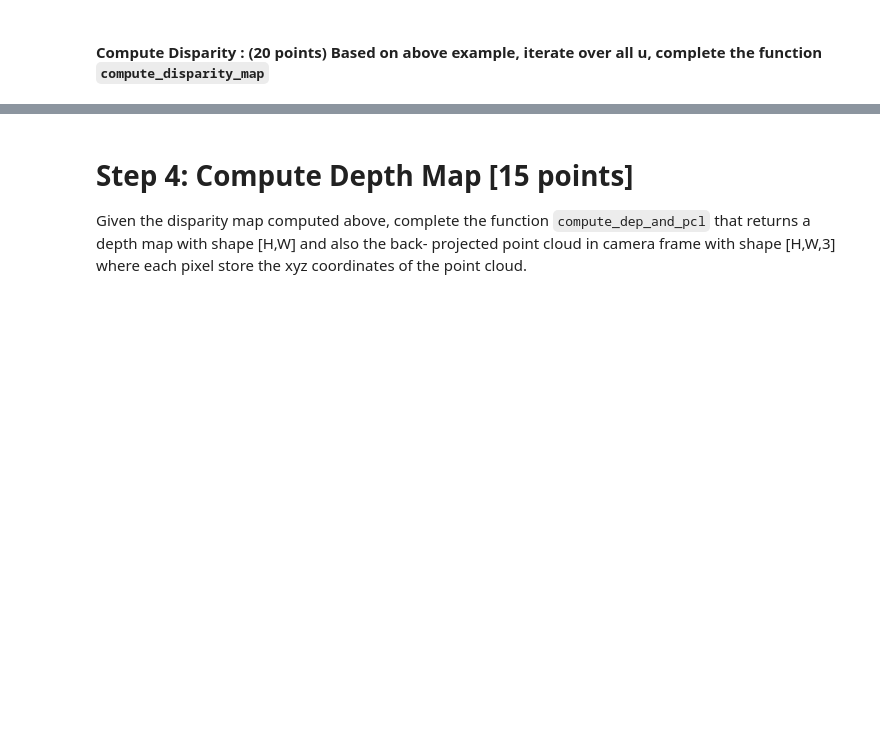
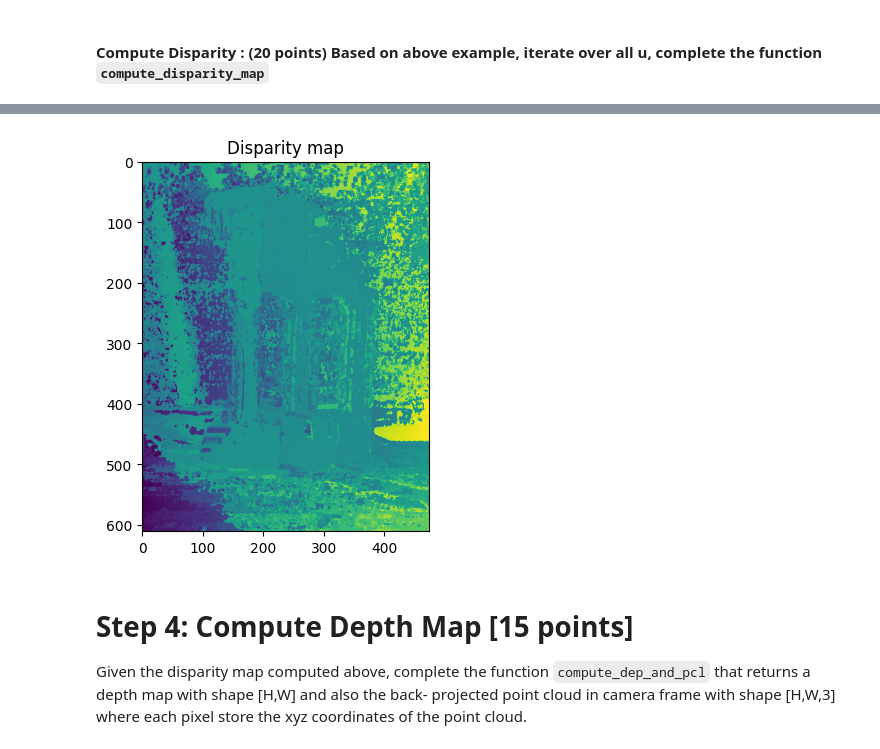
Before and after one commit to Loldude0/depth-estimation, a Jupyter notebook: CMSC426_Project4.ipynb, the cells around one changed output, grey strips where cells are left out. Saved outputs shown, nothing was run; the diff lists cells and outputs as text; code cells hidden in the pictures; blank space fills up the shorter version.

Commit message:
disp

```diff
--- a/CMSC426_Project4.ipynb
+++ b/CMSC426_Project4.ipynb
@@ -289,3 +335,9 @@ plt.show()
+# %%
+plt.imshow(cv2.rotate(disp_map, cv2.ROTATE_90_COUNTERCLOCKWISE))
+plt.title("Disparity map")
+plt.show()
+# %% [output]
+[figure, added]
 # %% [markdown]
 # **Step 4: Compute Depth Map** [15 points]
 
```
Also changed, not shown: parts of 7 cells of this notebook, 1 other file.
